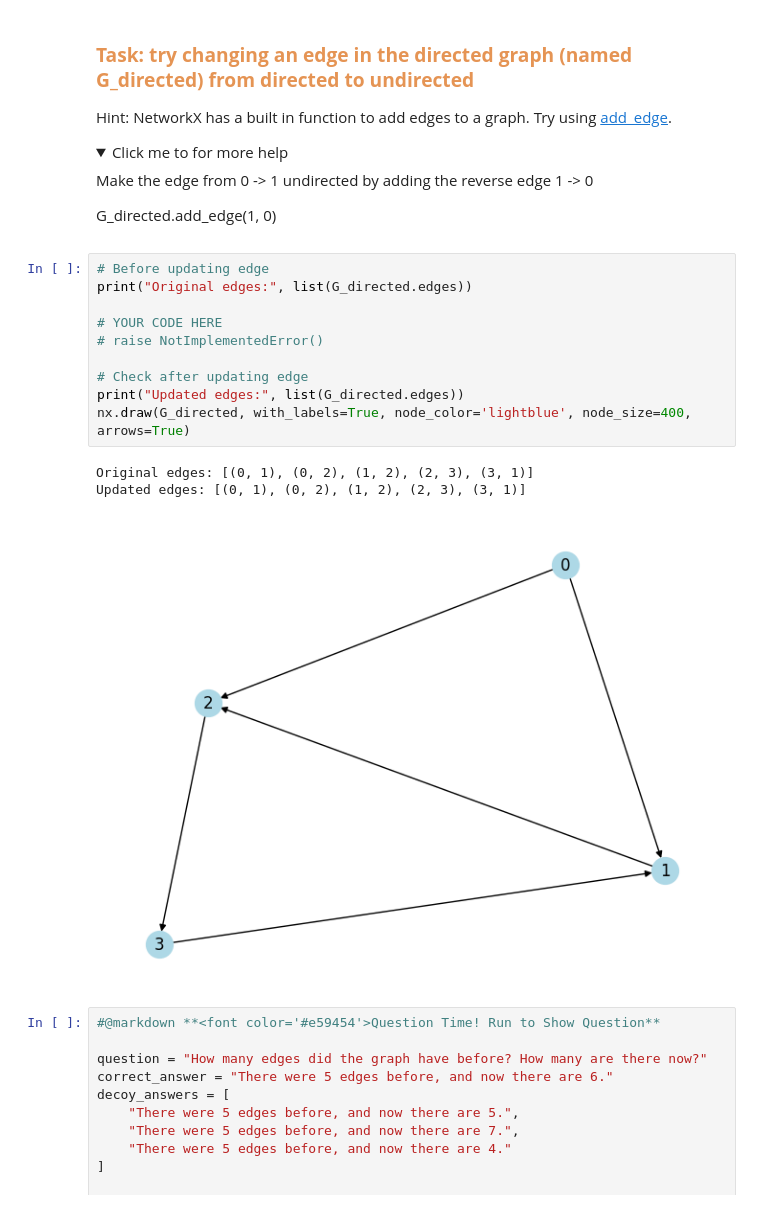
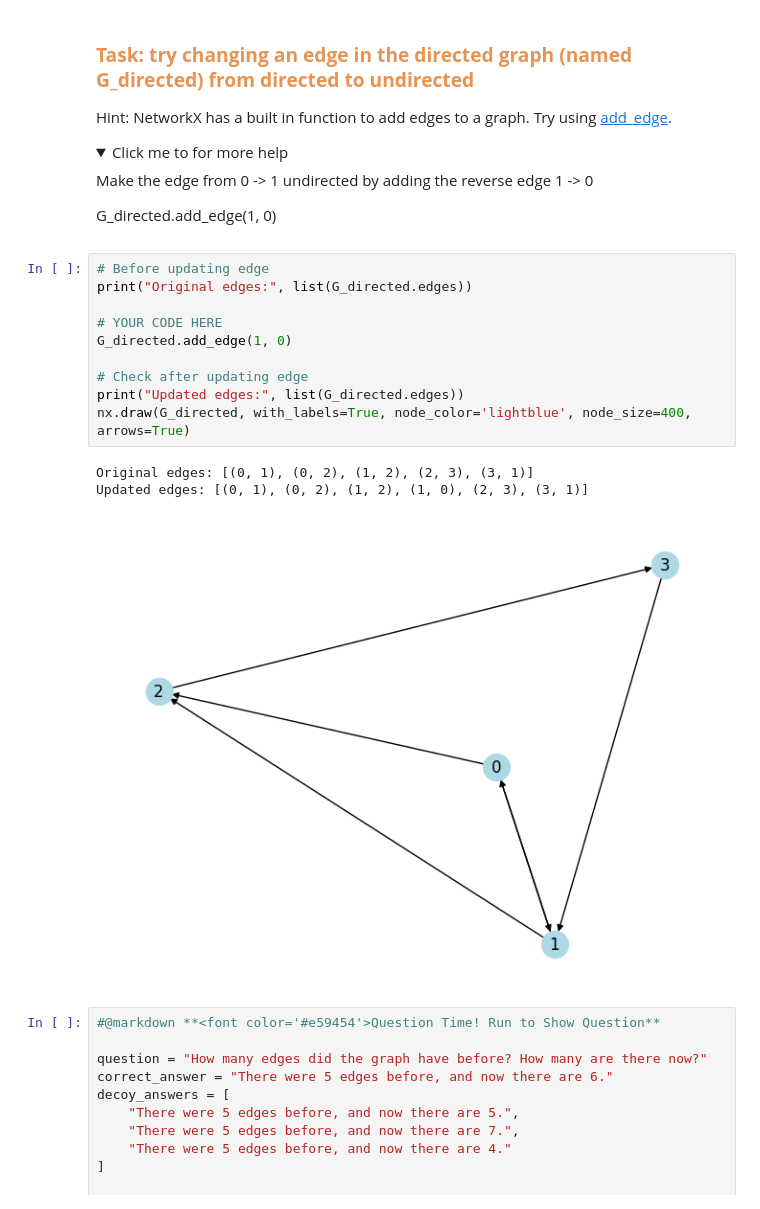
Before and after one commit to yuqqyy/WalkGCN, a Jupyter notebook: notebooks/WS07_GNNsForProteins.ipynb, the cells around one changed output. Saved outputs shown, nothing was run; the diff lists cells and outputs as text; folded sections open.

```diff
--- a/notebooks/WS07_GNNsForProteins.ipynb
+++ b/notebooks/WS07_GNNsForProteins.ipynb
@@ -997,17 +1000,17 @@ G_directed.add_edge(1, 0)
 # %%
 # Before updating edge
 print("Original edges:", list(G_directed.edges))
 
 # YOUR CODE HERE
-# raise NotImplementedError()
+G_directed.add_edge(1, 0)
 
 # Check after updating edge
 print("Updated edges:", list(G_directed.edges))
 nx.draw(G_directed, with_labels=True, node_color='lightblue', node_size=400, arrows=True)
 # %% [output]
 Original edges: [(0, 1), (0, 2), (1, 2), (2, 3), (3, 1)]
-Updated edges: [(0, 1), (0, 2), (1, 2), (2, 3), (3, 1)]
+Updated edges: [(0, 1), (0, 2), (1, 2), (1, 0), (2, 3), (3, 1)]
-[figure, old version]
+[figure, new version]
 # %%
 #@markdown **<font color='#e59454'>Question Time! Run to Show Question**
 
```
Also changed, not shown: parts of 12 cells of this notebook.
